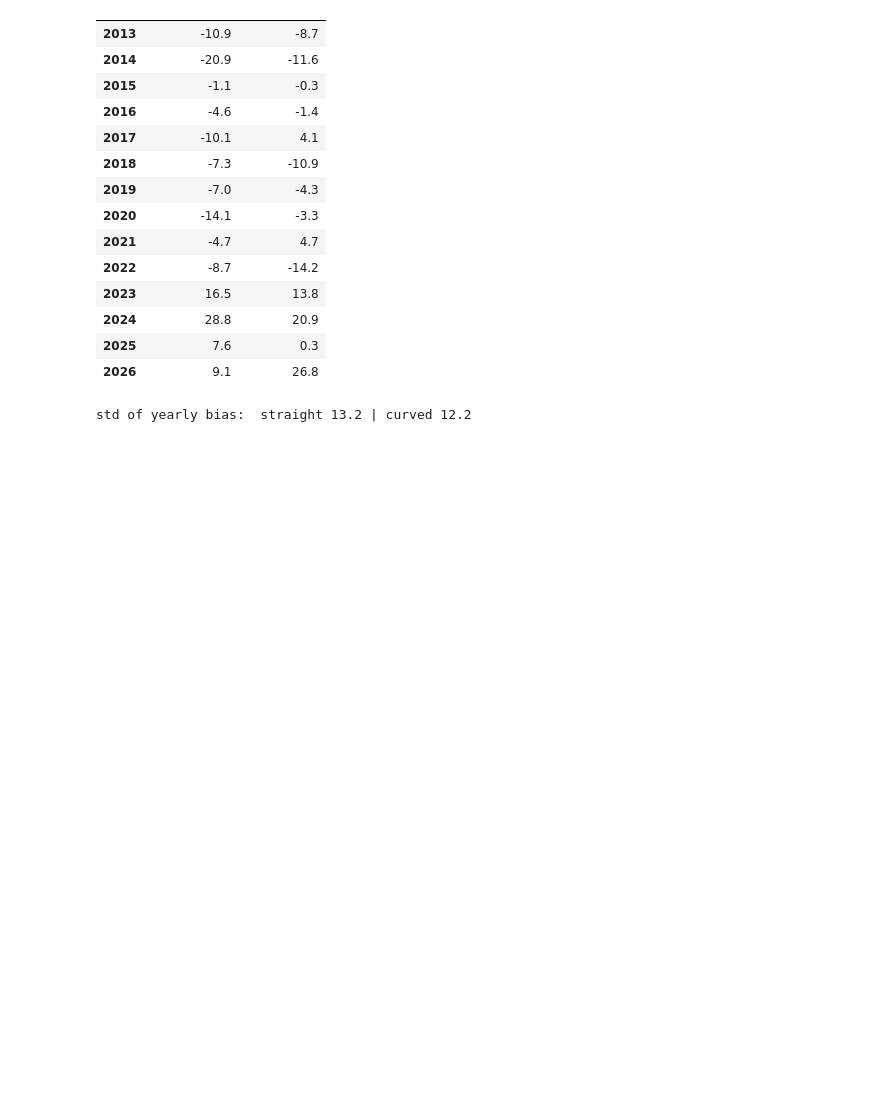
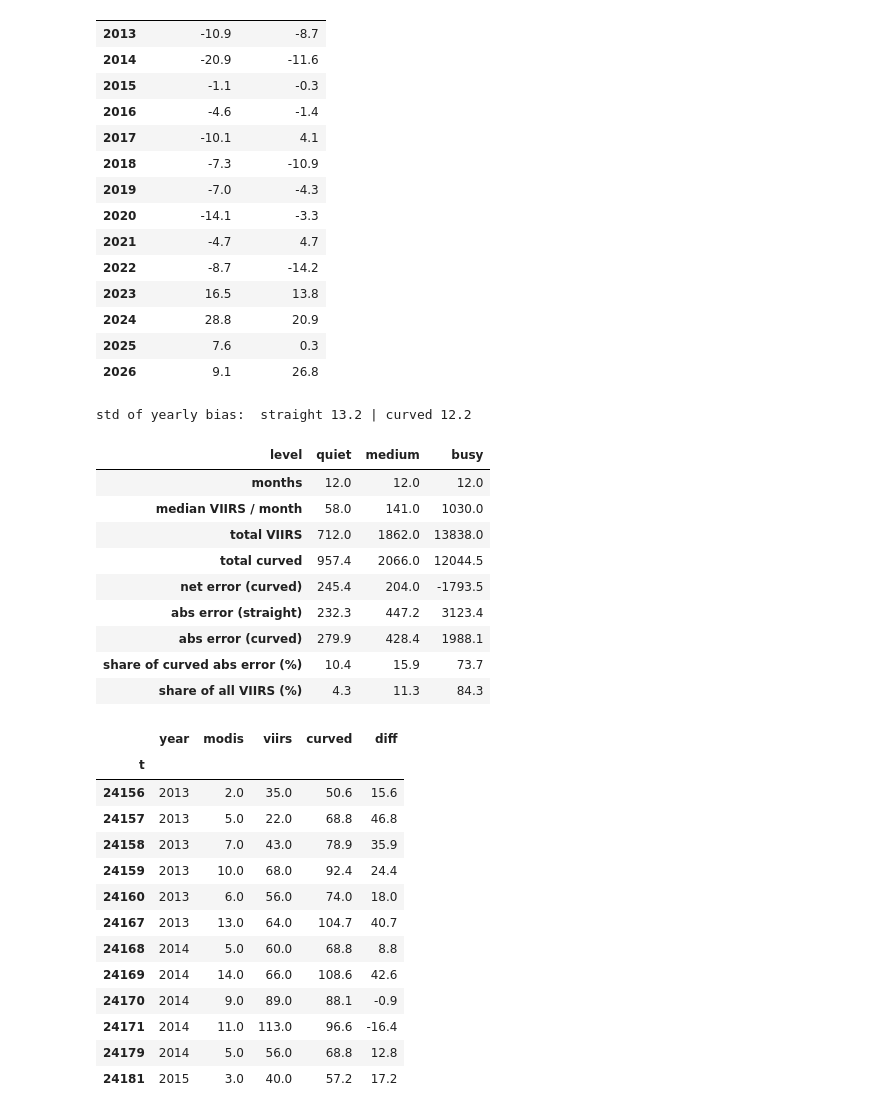
Before and after one commit to BEramZZZ/space-apps-fire, a Jupyter notebook: notebooks/training.ipynb, the cells around one changed output. Saved outputs shown, nothing was run; the diff lists cells and outputs as text; code cells hidden in the pictures; blank space fills up the shorter version.

```diff
--- a/notebooks/training.ipynb
+++ b/notebooks/training.ipynb
@@ -322,3 +322,52 @@ train log-MODIS range: 0.69 to 7.44 | test: 1.10 to 7.47 | test months outside t
 | 2025 | 7.6 | 0.3 |
 | 2026 | 9.1 | 26.8 |
 std of yearly bias:  straight 13.2 | curved 12.2
+# %%
+# uses mt from the last cell: one row per test month, with modis, viirs, base (straight), curved, level
+mt["abs_err_curved"]   = (mt.curved - mt.viirs).abs()
+mt["abs_err_straight"] = (mt.base - mt.viirs).abs()
+
+g = mt.groupby("level", observed=True)
+summary = pd.DataFrame({
+    "months":                 g.size(),
+    "median VIIRS / month":   g.viirs.median(),
+    "total VIIRS":            g.viirs.sum(),
+    "total curved":           g.curved.sum(),
+    "net error (curved)":     g.curved.sum() - g.viirs.sum(),
+    "abs error (straight)":   g.abs_err_straight.sum(),
+    "abs error (curved)":     g.abs_err_curved.sum(),
+})
+summary["share of curved abs error (%)"] = 100 * summary["abs error (curved)"] / summary["abs error (curved)"].sum()
+summary["share of all VIIRS (%)"]        = 100 * summary["total VIIRS"] / summary["total VIIRS"].sum()
+display(summary.round(1).T)
+
+# the quiet months one by one
+q = mt[mt.level == "quiet"][["year", "modis", "viirs", "curved"]].copy()
+q["diff"] = q.curved - q.viirs
+q.index.name = "t"
+display(q.round(1))
+# %% [output]
+| level | quiet | medium | busy |
+| months | 12.0 | 12.0 | 12.0 |
+| median VIIRS / month | 58.0 | 141.0 | 1030.0 |
+| total VIIRS | 712.0 | 1862.0 | 13838.0 |
+| total curved | 957.4 | 2066.0 | 12044.5 |
+| net error (curved) | 245.4 | 204.0 | -1793.5 |
+| abs error (straight) | 232.3 | 447.2 | 3123.4 |
+| abs error (curved) | 279.9 | 428.4 | 1988.1 |
+| share of curved abs error (%) | 10.4 | 15.9 | 73.7 |
+| share of all VIIRS (%) | 4.3 | 11.3 | 84.3 |
+|  | year | modis | viirs | curved | diff |
+| t |  |  |  |  |  |
+| 24156 | 2013 | 2.0 | 35.0 | 50.6 | 15.6 |
+| 24157 | 2013 | 5.0 | 22.0 | 68.8 | 46.8 |
+| 24158 | 2013 | 7.0 | 43.0 | 78.9 | 35.9 |
+| 24159 | 2013 | 10.0 | 68.0 | 92.4 | 24.4 |
+| 24160 | 2013 | 6.0 | 56.0 | 74.0 | 18.0 |
+| 24167 | 2013 | 13.0 | 64.0 | 104.7 | 40.7 |
+| 24168 | 2014 | 5.0 | 60.0 | 68.8 | 8.8 |
+| 24169 | 2014 | 14.0 | 66.0 | 108.6 | 42.6 |
+| 24170 | 2014 | 9.0 | 89.0 | 88.1 | -0.9 |
+| 24171 | 2014 | 11.0 | 113.0 | 96.6 | -16.4 |
+| 24179 | 2014 | 5.0 | 56.0 | 68.8 | 12.8 |
+| 24181 | 2015 | 3.0 | 40.0 | 57.2 | 17.2 |
```
